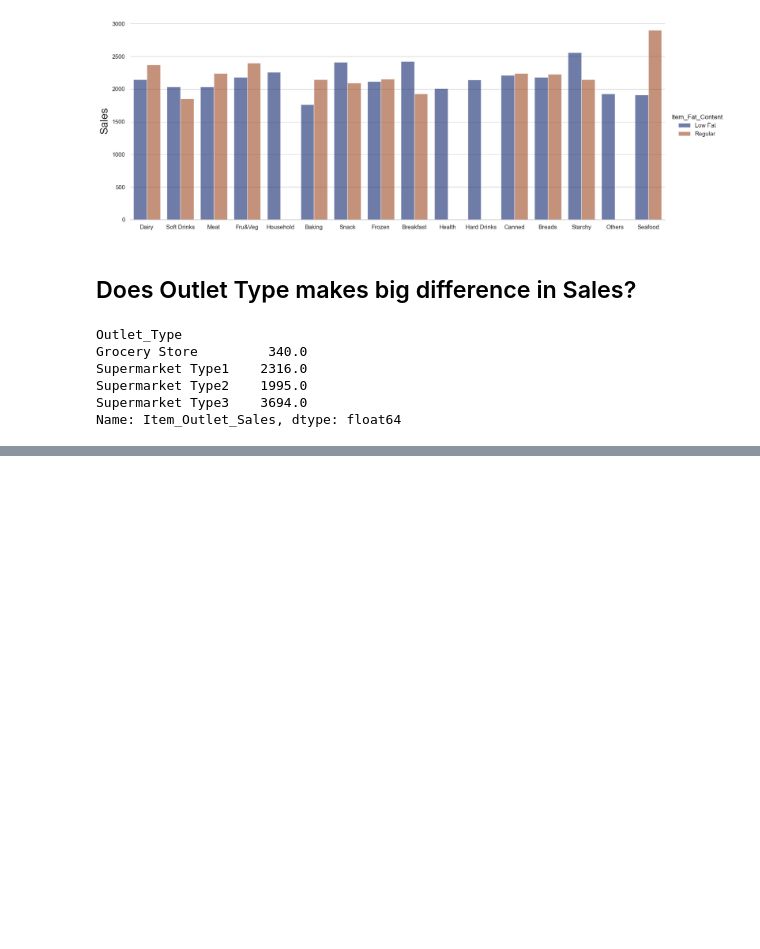
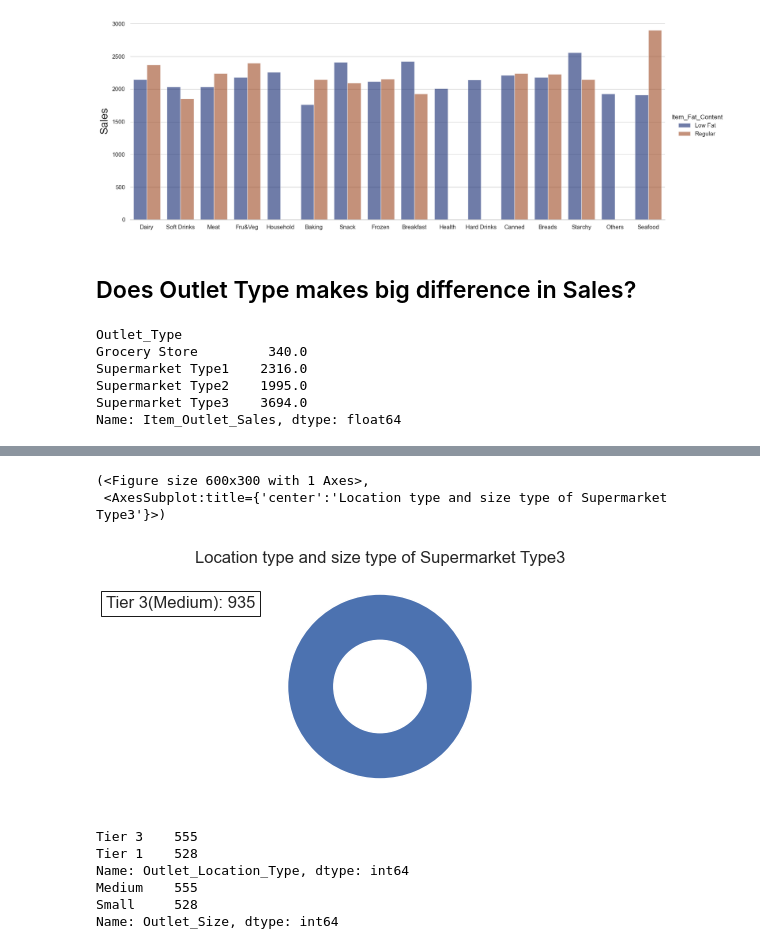
Before and after one commit to QianFu520/Food-Sales-Predictions, a Jupyter notebook: Part 3-Explanatory Visualizations Tell a Story.ipynb, the cells around one changed output, grey strips where cells are left out. Drawn from its saved outputs; the diff is of its cells as text; code cells hidden in the pictures; blank space fills up the shorter version.

```diff
--- a/Part 3-Explanatory Visualizations Tell a Story.ipynb
+++ b/Part 3-Explanatory Visualizations Tell a Story.ipynb
@@ -133,0 +136,26 @@ plt.show()
+# %%
+# create a plot function.
+def outlet_pie(types, data, q):
+
+    fig, ax = plt.subplots(figsize=(6, 3), subplot_kw=dict(aspect="equal"))
+
+    types=types
+    data=data
+
+    wedges, texts = ax.pie(data, wedgeprops=dict(width=0.5), startangle=-40)
+
+    bbox_props = dict(boxstyle="square,pad=0.3", fc="w", ec="k", lw=0.72)
+    kw = dict(arrowprops=dict(arrowstyle="-"), bbox=bbox_props, zorder=0, va="center")
+
+    for i, p in enumerate(wedges):
+        ang = (p.theta2 - p.theta1)/2. + p.theta1
+        y = np.sin(np.deg2rad(ang))
+        x = np.cos(np.deg2rad(ang))
+        horizontalalignment = {-1: "right", 1: "left"}[int(np.sign(x))]
+        connectionstyle = "angle,angleA=0,angleB={}".format(ang)
+        kw["arrowprops"].update({"connectionstyle": connectionstyle})
+        ax.annotate(types[i], xy=(x, y), xytext=(1.35*np.sign(x), 1.4*y), horizontalalignment=horizontalalignment, **kw)
+
+    ax.set_title(q)
+
+    return fig, ax
@@ -133,0 +171,22 @@ plt.show()
+# %%
+types= ['Tier 3(Medium): 935']
+data= [935]
+q='Location type and size type of Supermarket Type3'
+# %%
+type3 = type3_location_fig, ax = outlet_pie(types, data, q)
+type3
+# %% [output]
+(<Figure size 600x300 with 1 Axes>,
+ <AxesSubplot:title={'center':'Location type and size type of Supermarket Type3'}>)
+[figure, added]
+# %%
+grocery_df = df.loc[df['Outlet_Type']=='Grocery Store']
+print(grocery_df['Outlet_Location_Type'].value_counts())
+print(grocery_df['Outlet_Size'].value_counts())
+# %% [output]
+Tier 3    555
+Tier 1    528
+Name: Outlet_Location_Type, dtype: int64
+Medium    555
+Small     528
+Name: Outlet_Size, dtype: int64
```
Also changed, not shown: parts of 11 cells of this notebook.
